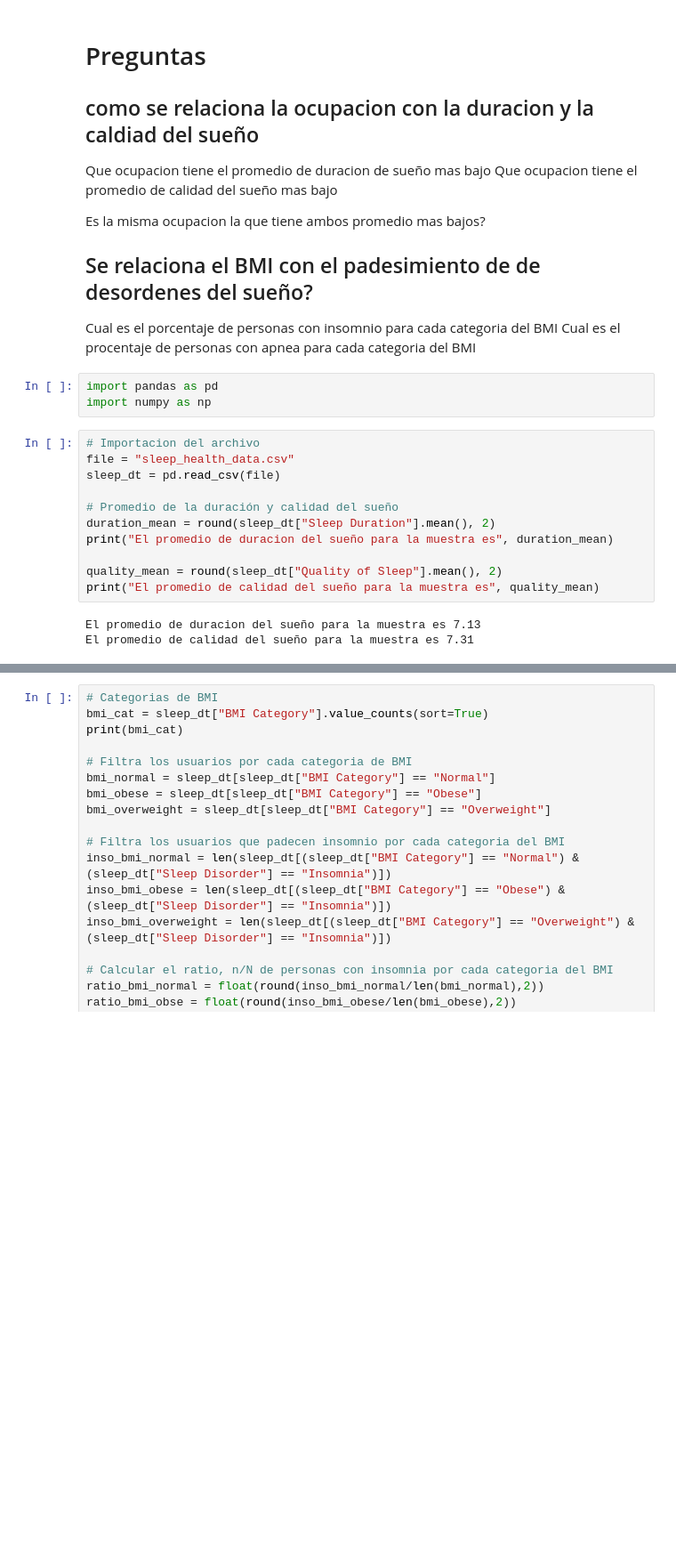
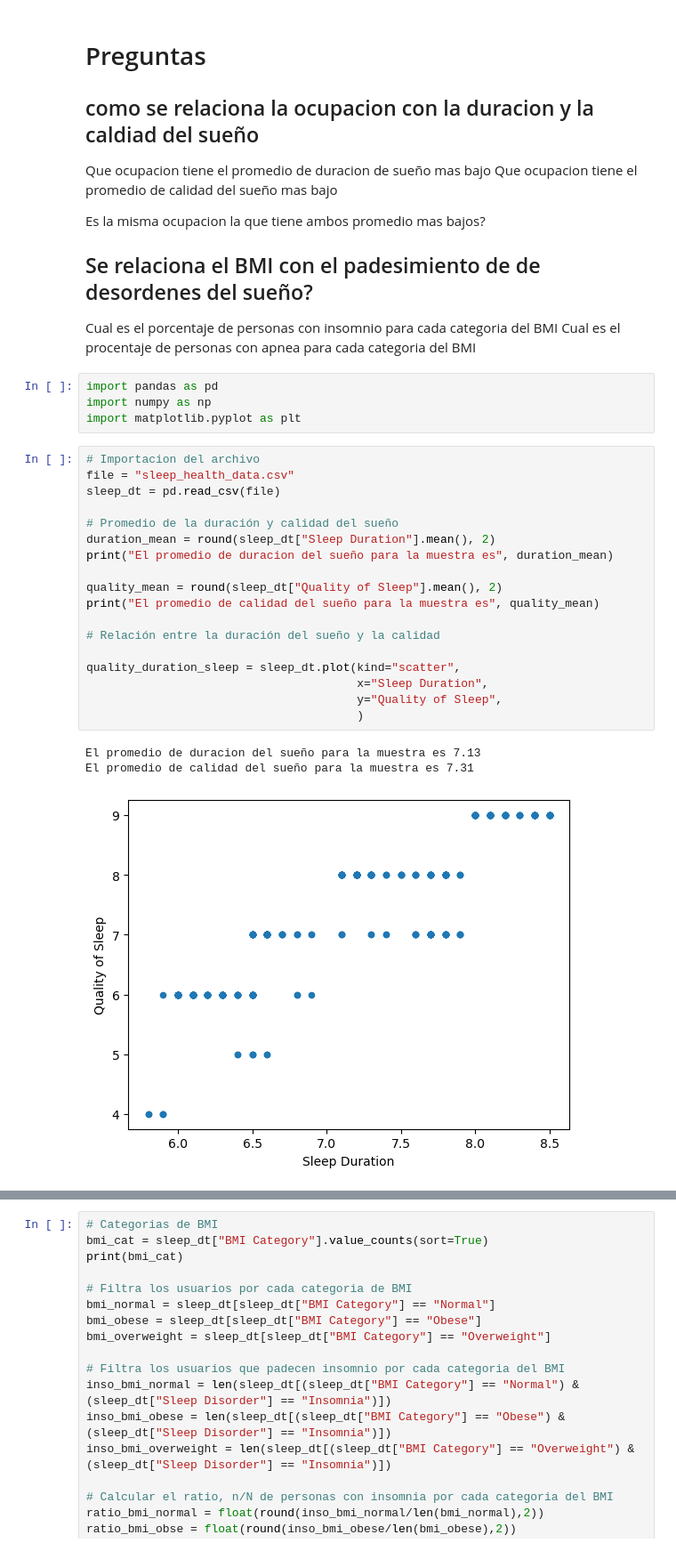
Before and after one commit to CesarNav/sleep, a Jupyter notebook: sleep_health.ipynb, the cells around one changed output, grey strips where cells are left out. Shown at 89% size. Saved outputs shown, nothing was run; the diff lists cells and outputs as text; blank space fills up the shorter version.

Commit message:
Some EDA and visualizations done, info about project updated

```diff
--- a/sleep_health.ipynb
+++ b/sleep_health.ipynb
@@ -44,17 +36,26 @@ Cual es el procentaje de personas con apnea para cada categoria del BMI
 # %%
 import pandas as pd
 import numpy as np
+import matplotlib.pyplot as plt
 # %%
 # Importacion del archivo
 file = "sleep_health_data.csv"
 sleep_dt = pd.read_csv(file)
 
 # Promedio de la duración y calidad del sueño
 duration_mean = round(sleep_dt["Sleep Duration"].mean(), 2)
 print("El promedio de duracion del sueño para la muestra es", duration_mean)
 
 quality_mean = round(sleep_dt["Quality of Sleep"].mean(), 2)
 print("El promedio de calidad del sueño para la muestra es", quality_mean)
+
+# Relación entre la duración del sueño y la calidad
+
+quality_duration_sleep = sleep_dt.plot(kind="scatter",
+                                       x="Sleep Duration",
+                                       y="Quality of Sleep",
+                                       )
 # %% [output]
 El promedio de duracion del sueño para la muestra es 7.13
 El promedio de calidad del sueño para la muestra es 7.31
+[figure, added]
```
Also changed, not shown: parts of 8 cells of this notebook, 1 other file.
